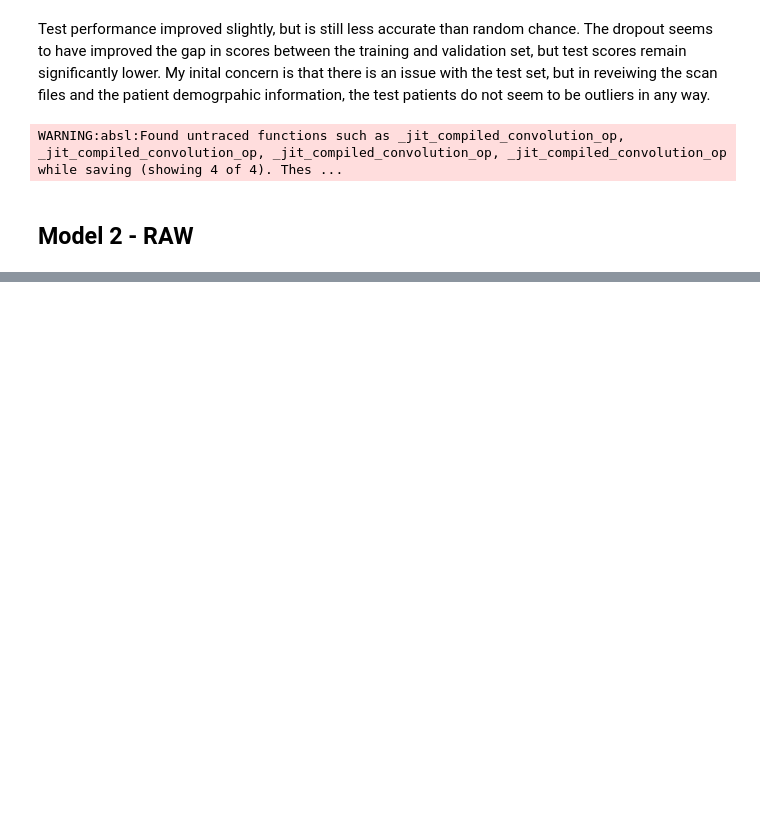
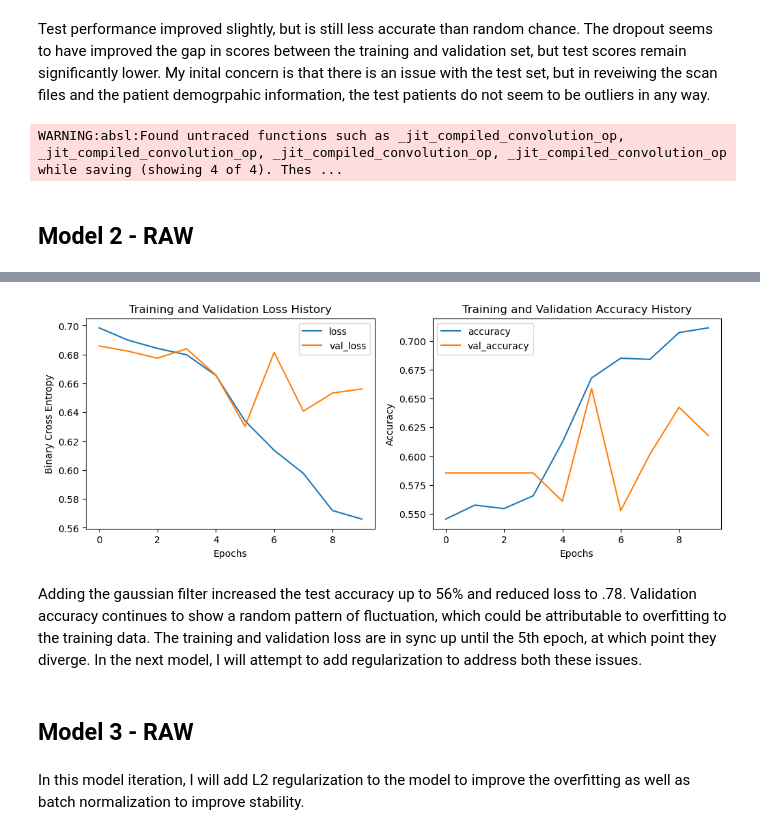
Before and after one commit to michael-pozo/Identifying_Dementia_in_MRIs, a Jupyter notebook: Identifying Dementia in MRIs.ipynb, the cells around one changed output, grey strips where cells are left out. Saved outputs shown, nothing was run; the diff lists cells and outputs as text; code cells hidden in the pictures; blank space fills up the shorter version.

```diff
--- a/Identifying Dementia in MRIs.ipynb
+++ b/Identifying Dementia in MRIs.ipynb
@@ -390,0 +506,29 @@ WARNING:absl:Found untraced functions such as _jit_compiled_convolution_op, _jit
+# %%
+history_2 = pd.DataFrame(history_model_2.history)
+history_2.index.name = 'Epochs'
+
+fig, ax = plt.subplots(ncols=2, nrows=1, figsize=(12, 4))
+
+col_list1 = ['loss', 'val_loss']
+ax[0].plot(history_2.index, history_2[col_list1])
+ax[0].set_ylabel('Binary Cross Entropy')
+ax[0].set_xlabel('Epochs')
+ax[0].set_title('Training and Validation Loss History')
+ax[0].legend(col_list1)
+
+col_list2 = ['accuracy', 'val_accuracy']
+ax[1].plot(history_2.index, history_2[col_list2])
+ax[1].set_ylabel('Accuracy')
+ax[1].set_xlabel('Epochs')
+ax[1].set_title('Training and Validation Accuracy History')
+ax[1].legend(col_list2)
+
+plt.show()
+# %% [output]
+[figure, added]
+# %% [markdown]
+Adding the gaussian filter increased the test accuracy up to 56% and reduced loss to .78. Validation accuracy continues to show a random pattern of fluctuation, which could be attributable to overfitting to the training data. The training and validation loss are in sync up until the 5th epoch, at which point they diverge. In the next model, I will attempt to add regularization to address both these issues.
+# %% [markdown]
+## Model 3 - RAW
+# %% [markdown]
+In this model iteration, I will add L2 regularization to the model to improve the overfitting as well as batch normalization to improve stability.
```
Also changed, not shown: parts of 17 cells of this notebook.
